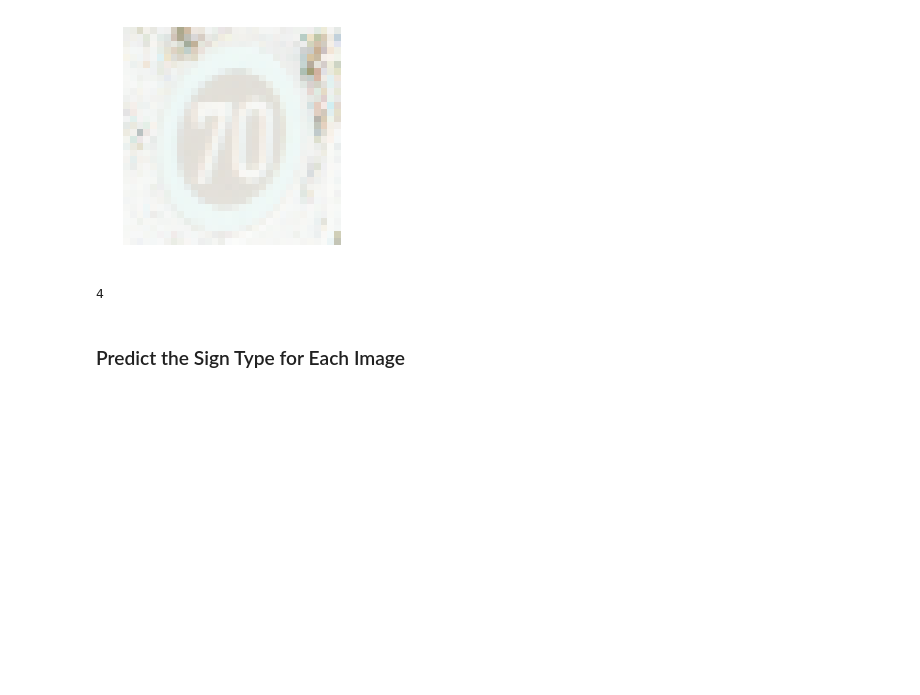
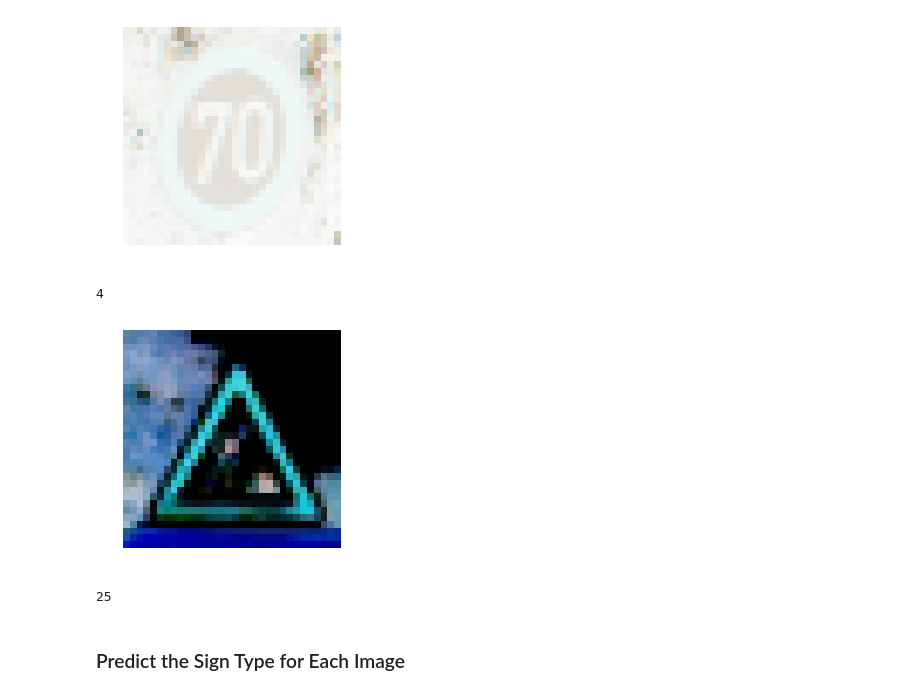
Before and after one commit to guangyangai/CarND-Traffic-Sign-Classifier-Project, a Jupyter notebook: Traffic_Sign_Classifier.ipynb, the cells around one changed output. Drawn from its saved outputs; the diff is of its cells as text; code cells hidden in the pictures; blank space fills up the shorter version.

```diff
--- a/Traffic_Sign_Classifier.ipynb
+++ b/Traffic_Sign_Classifier.ipynb
@@ -434,6 +434,16 @@ print(y_test_selected[0])
 # %% [output]
 [figure]
 4
+# %%
+%matplotlib inline
+fig, ax = plt.subplots()
+ax.imshow(X_test_selected[1])
+ax.axis('off')  # clear x- and y-axes
+plt.show()
+print(y_test_selected[1])
+# %% [output]
+[figure, added]
+25
 # %% [markdown]
 ### Predict the Sign Type for Each Image
 # %%
```
Also changed, not shown: parts of 3 cells of this notebook.
